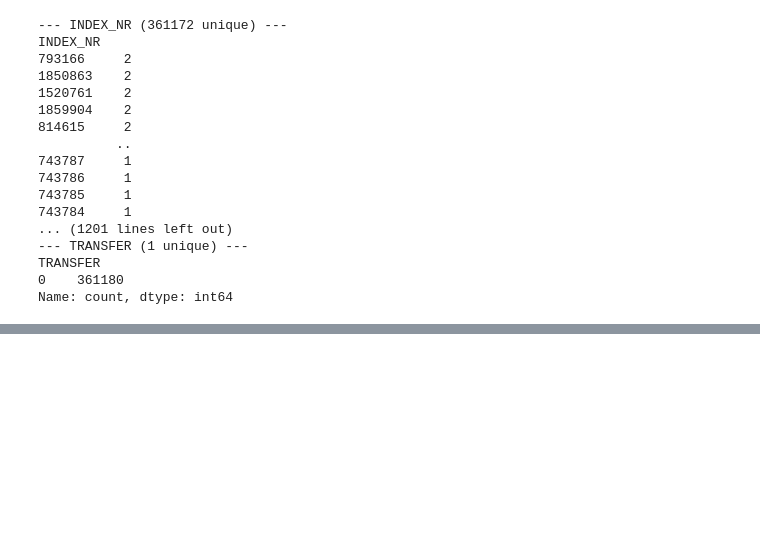
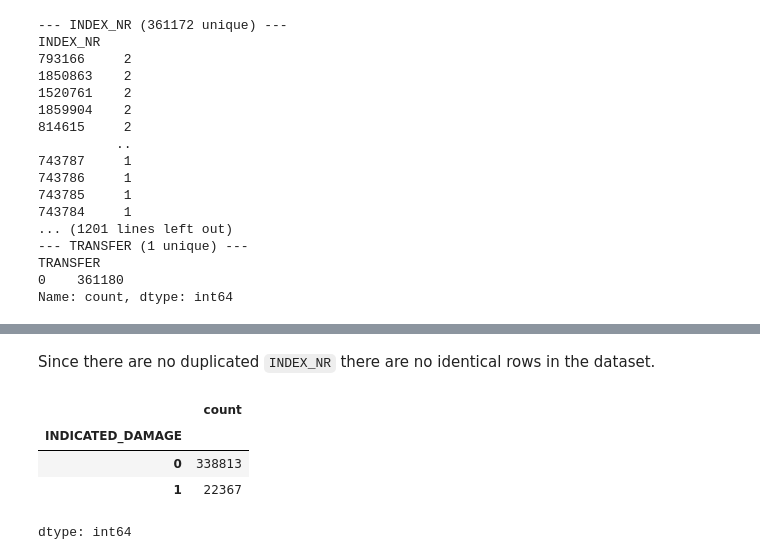
Before and after one commit to annasehgal/final-project-tech-68, a Jupyter notebook: Anna_TECH_68_Machine_learning_for_business_in_Python.ipynb, the cells around one changed output, grey strips where cells are left out. Saved outputs shown, nothing was run; the diff lists cells and outputs as text; code cells hidden in the pictures; blank space fills up the shorter version.

```diff
--- a/Anna_TECH_68_Machine_learning_for_business_in_Python.ipynb
+++ b/Anna_TECH_68_Machine_learning_for_business_in_Python.ipynb
@@ -180,0 +210,10 @@ Name: count, dtype: int64
+# %% [markdown]
+Since there are no duplicated `INDEX_NR` there are no identical rows in the dataset.
+# %%
+df["INDICATED_DAMAGE"].value_counts()
+# %% [output]
+|  | count |
+| INDICATED_DAMAGE |  |
+| 0 | 338813 |
+| 1 | 22367 |
+dtype: int64
```
Also changed, not shown: parts of 4 cells of this notebook.
